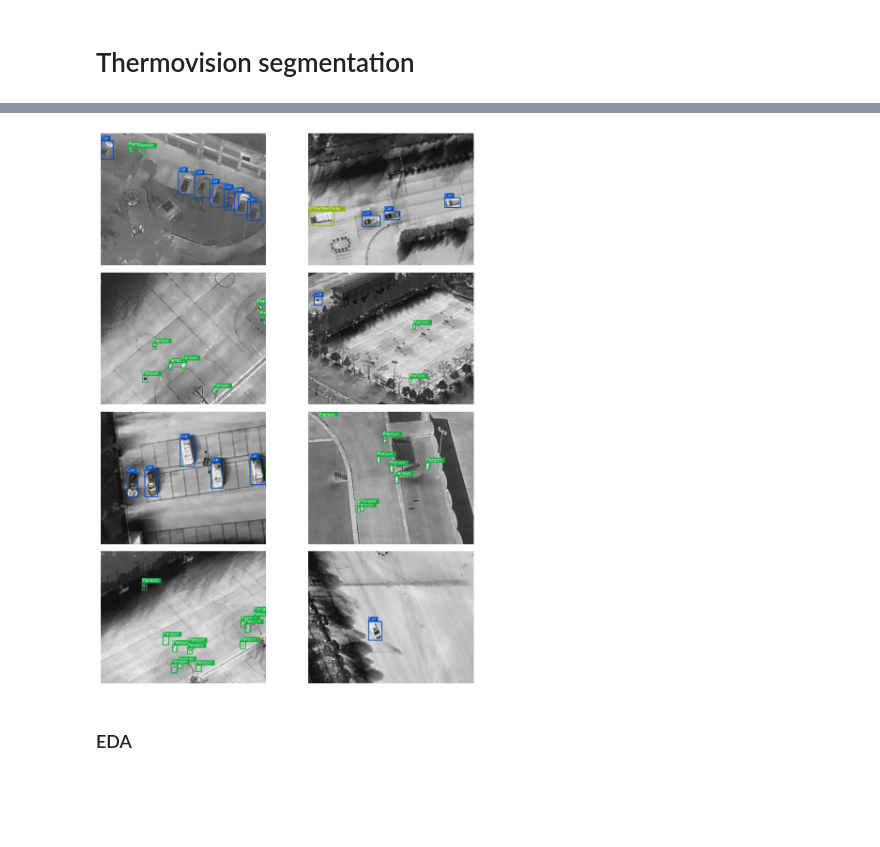
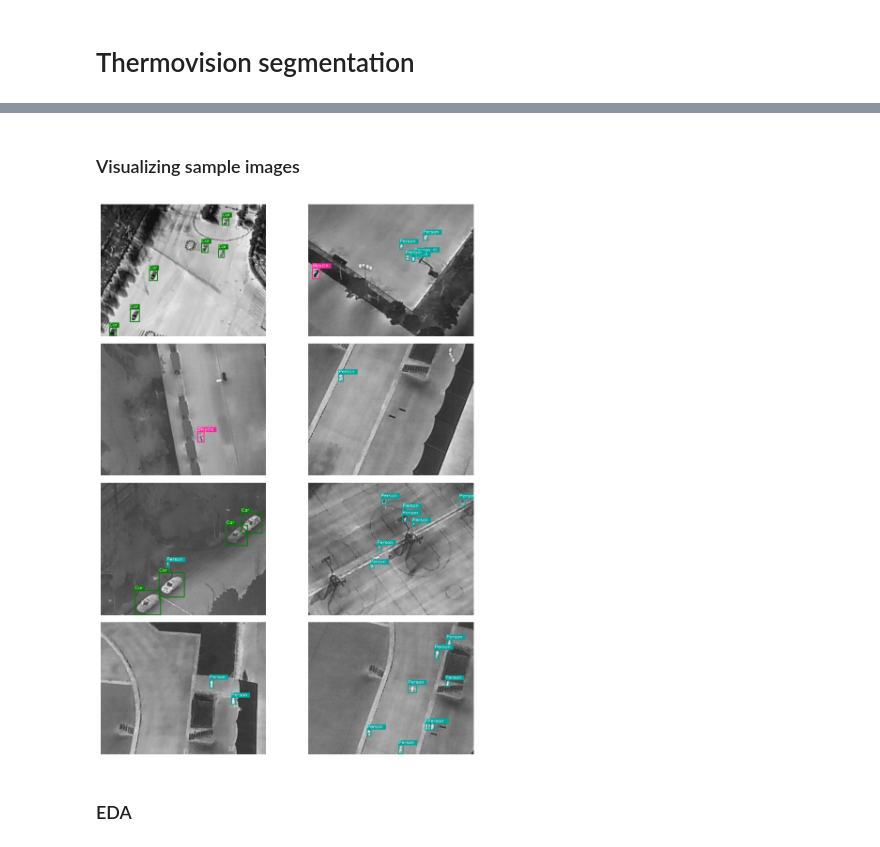
Before and after one commit to zuzg/thermal-segmentation, a Jupyter notebook: notebooks/segmentation.ipynb, the cells around one changed output, grey strips where cells are left out. Drawn from its saved outputs; the diff is of its cells as text; code cells hidden in the pictures; blank space fills up the shorter version.

```diff
--- a/notebooks/segmentation.ipynb
+++ b/notebooks/segmentation.ipynb
@@ -14,3 +10,3 @@ from ultralytics import YOLO
 # %%
 CLASSES = ["Person", "Car", "Bicycle", "OtherVechicle", "DontCare"]
-COLORS = np.random.uniform(0, 255, size=(len(CLASSES), 3))
+COLORS = [(155, 165, 0), (0, 128, 0), (160, 32, 255), (32, 178, 170), (255, 0, 0)]
@@ -63,49 +13,14 @@ def plot_box(
-# %%
-def plot_images(
-    image_path: str,
-    label_path: str,
-    num_samples: int,
-    classes: list[str] = CLASSES,
-    colors: list[int] = COLORS,
-):
-    all_training_images = glob.glob(image_path + "/*")
-    all_training_labels = glob.glob(label_path + "/*")
-    all_training_images.sort()
-    all_training_labels.sort()
-
-    temp = list(zip(all_training_images, all_training_labels))
-    random.shuffle(temp)
-    all_training_images, all_training_labels = zip(*temp)
-    all_training_images, all_training_labels = list(all_training_images), list(
-        all_training_labels
-    )
-
-    num_cols = 2
-    num_rows = int(math.ceil(num_samples / num_cols))
-    plt.figure(figsize=(5 * num_cols, 3 * num_rows))
-    for i in range(num_samples):
-        image = cv2.imread(all_training_images[i])
-        with open(all_training_labels[i], "r") as f:
-            bboxes = []
-            labels = []
-            label_lines = f.readlines()
-            for label_line in label_lines:
-                label, x_c, y_c, w, h = label_line.split()
-                bboxes.append([float(x_c), float(y_c), float(w), float(h)])
-                labels.append(label)
-        plot_box(image, bboxes, labels, classes, colors)
-        plt.subplot(num_rows, num_cols, i + 1)
-        plt.imshow(image[:, :, ::-1])
-        plt.axis("off")
-    plt.tight_layout()
-    plt.show()
+# %% [markdown]
+### Visualizing sample images
 # %%
 plot_images(
     image_path="data/images/train",
     label_path="data/labels/train",
     num_samples=8,
+    classes=CLASSES,
+    colors=COLORS,
 )
 # %% [output]
-[figure, old version]
+[figure, new version]
 # %% [markdown]
 ### EDA
```
Also changed, not shown: parts of 11 cells of this notebook, 3 other files.
